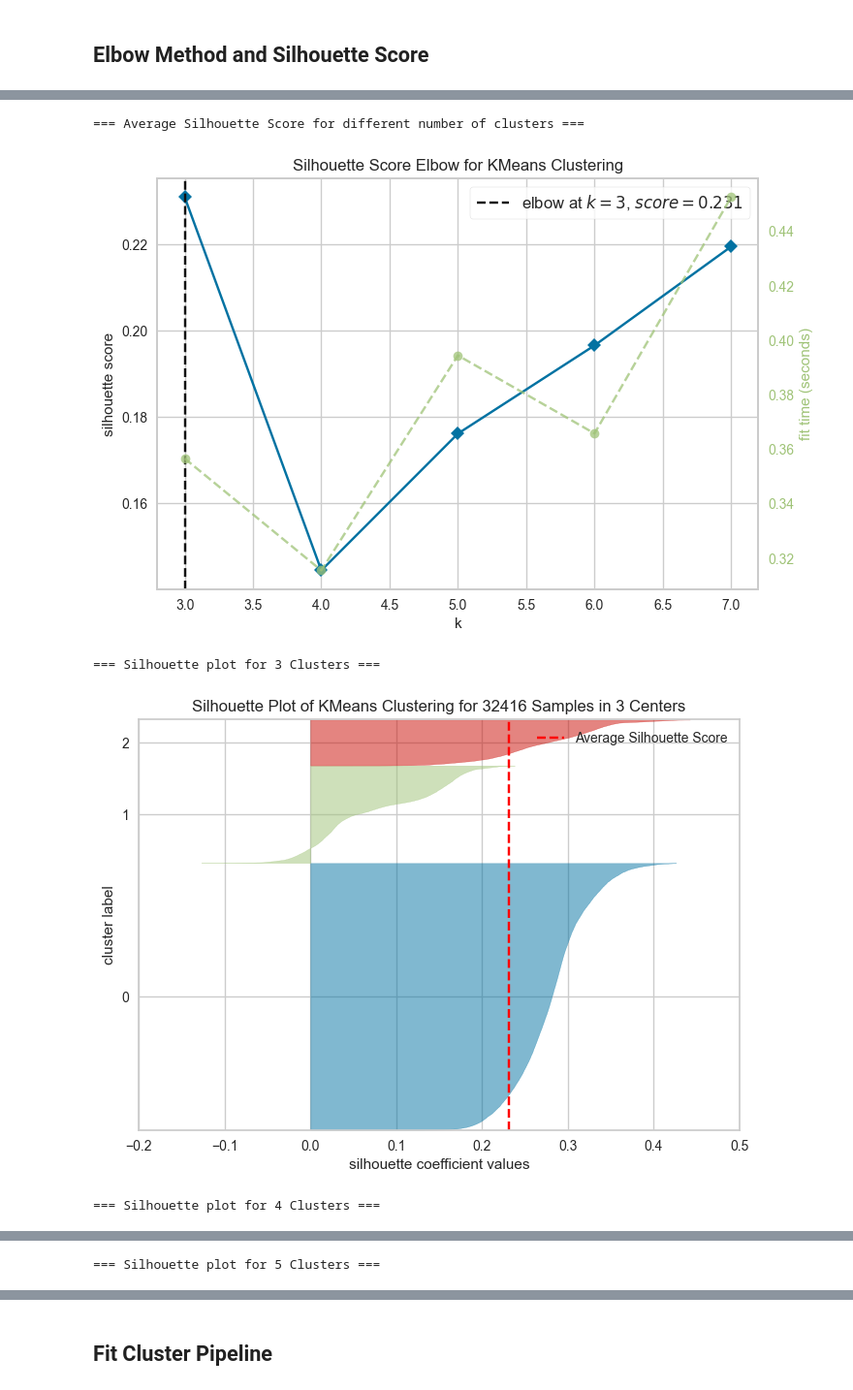
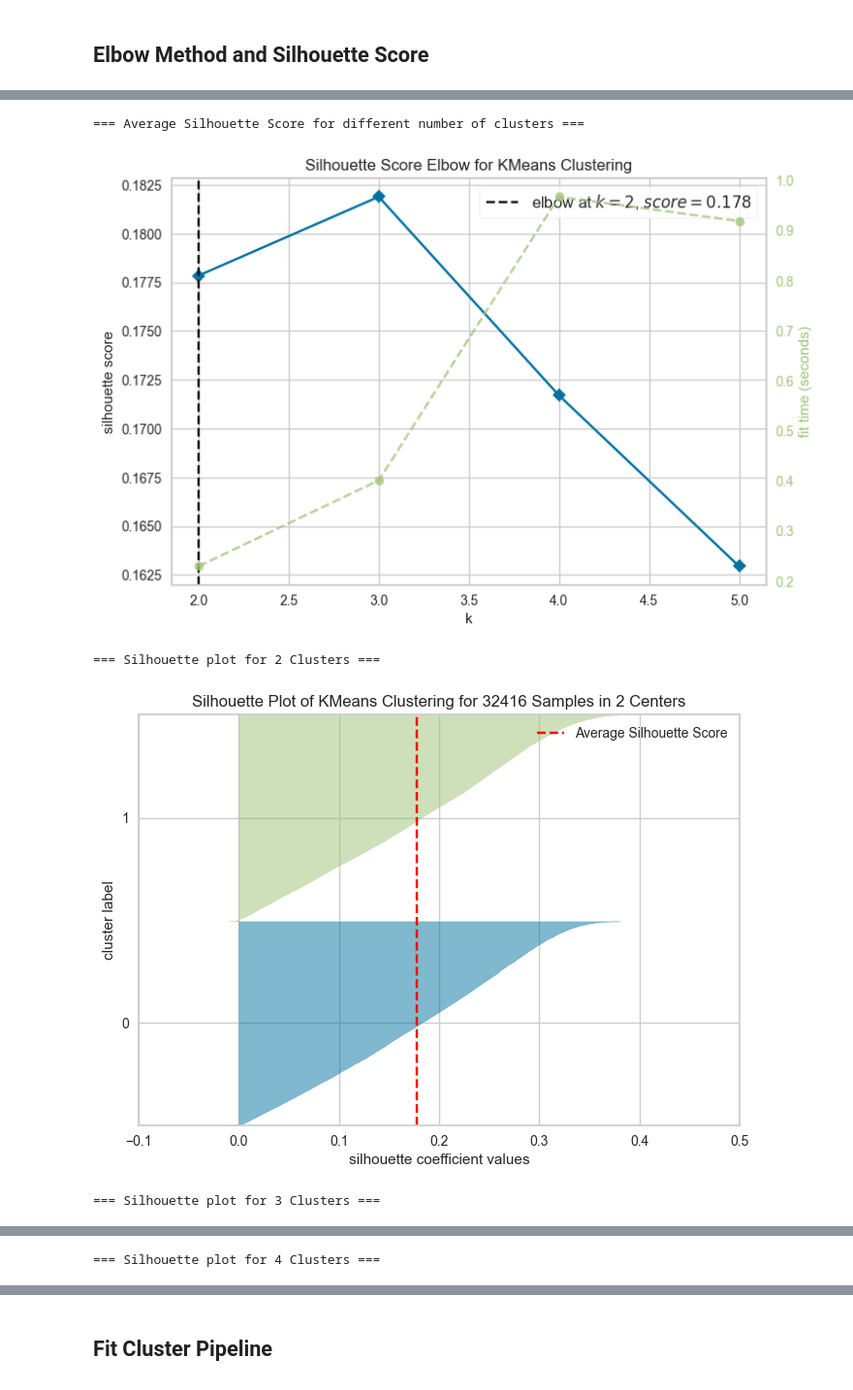
Before and after one commit to kathrinmzl/LoanGuard, a Jupyter notebook: jupyter_notebooks/06_Model_ClusterBorrowers.ipynb, the cells around one changed output, grey strips where cells are left out. Shown at 97% size. Cells and saved outputs as stored; diff of their text form; code cells hidden in the pictures.

```diff
--- a/jupyter_notebooks/06_Model_ClusterBorrowers.ipynb
+++ b/jupyter_notebooks/06_Model_ClusterBorrowers.ipynb
@@ -311,30 +333,27 @@ number where there is a sharp drop, here 2-5 (omitted
 # %%
-from yellowbrick.cluster import SilhouetteVisualizer
-
 # 6 is not inclusive, it will stop at 5
-n_cluster_start, n_cluster_stop = 3, 8
+n_cluster_start, n_cluster_stop = 2, 6
 
 print("=== Average Silhouette Score for different number of clusters ===")
 visualizer = KElbowVisualizer(KMeans(random_state=0), k=(
-    n_cluster_start, n_cluster_stop), metric='silhouette') # here you define silhouette
+    n_cluster_start, n_cluster_stop), metric='silhouette')
 visualizer.fit(df_analysis)
 visualizer.show()
 plt.show()
 print("\n")
-
 
 for n_clusters in np.arange(start=n_cluster_start, stop=n_cluster_stop):
 
     print(f"=== Silhouette plot for {n_clusters} Clusters ===")
     visualizer = SilhouetteVisualizer(estimator=KMeans(n_clusters=n_clusters, random_state=0),
                                       colors='yellowbrick')
     visualizer.fit(df_analysis)
     visualizer.show()
     plt.show()
     print("\n")
 # %% [output]
 === Average Silhouette Score for different number of clusters ===
-[figure, old version]
+[figure, new version]
-=== Silhouette plot for 3 Clusters ===
+=== Silhouette plot for 2 Clusters ===
-[figure, old version]
+[figure, new version]
-=== Silhouette plot for 4 Clusters ===
+=== Silhouette plot for 3 Clusters ===
@@ -342 +361 @@ for n_clusters in np.arange(start=n_cluster_start, stop=n_cluster_stop):
-=== Silhouette plot for 5 Clusters ===
+=== Silhouette plot for 4 Clusters ===
```
Also changed, not shown: parts of 184 cells of this notebook, 5 other files.
